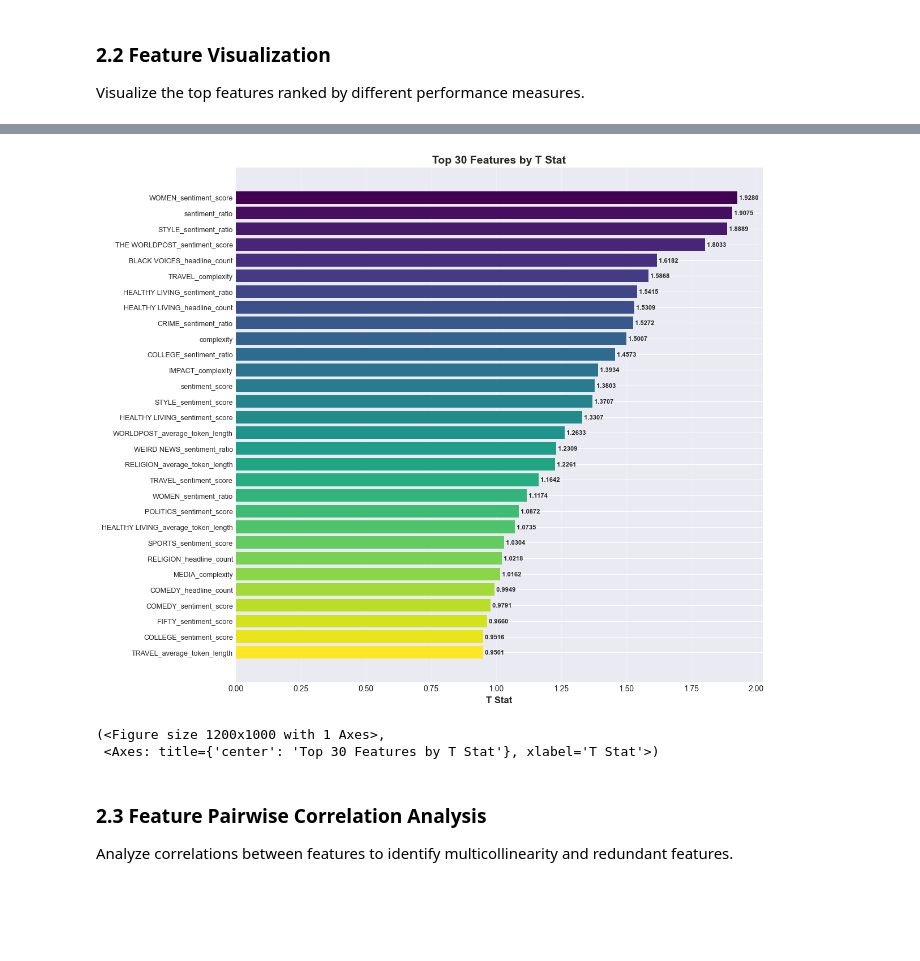
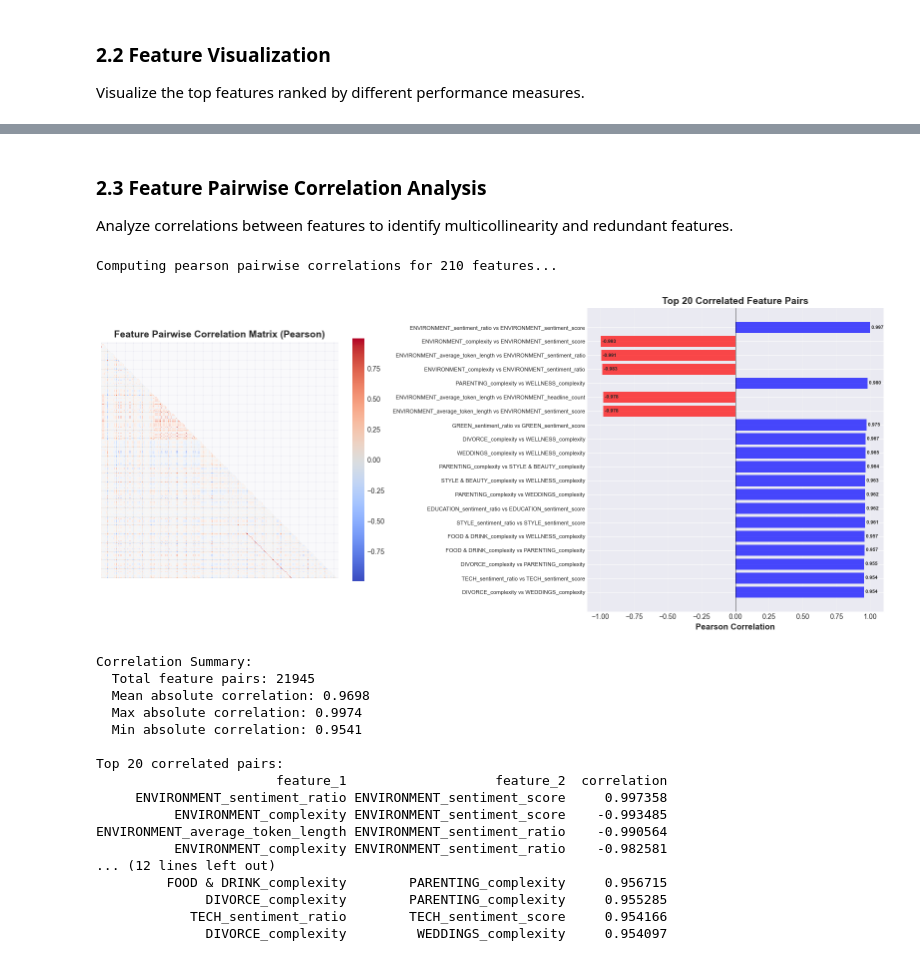
Before and after one commit to ayxemma/news, a Jupyter notebook: notebook.ipynb, the cells around one changed output, grey strips where cells are left out. Drawn from its saved outputs; the diff is of its cells as text; code cells hidden in the pictures; blank space fills up the shorter version.

```diff
--- a/notebook.ipynb
+++ b/notebook.ipynb
@@ -439,12 +439,5 @@ feature_analyzer.plot_top_features(feature_analysis_results, measure='pearson_r'
 (<Figure size 1200x1000 with 1 Axes>,
  <Axes: title={'center': 'Top 30 Features by Pearson R'}, xlabel='Pearson R'>)
-# %%
-# Visualize top 30 features by t-statistic
-feature_analyzer.plot_top_features(feature_analysis_results, measure='t_stat', top_n=30)
-# %% [output]
-[figure, removed]
-(<Figure size 1200x1000 with 1 Axes>,
- <Axes: title={'center': 'Top 30 Features by T Stat'}, xlabel='T Stat'>)
 # %% [markdown]
 ### 2.3 Feature Pairwise Correlation Analysis
 
@@ -452,9 +445,29 @@ Analyze correlations between features to identify multicollinearity and redundan
 # %%
 # Analyze pairwise correlations between features
 corr_matrix, top_correlations = feature_analyzer.analyze_pairwise_correlations(
-    df_features_clean,
+    df_features_is,
     feature_cols=feature_cols_clean,
     method='pearson',
     figsize=(16, 14),
     top_pairs=20
 )
+# %% [output]
+Computing pearson pairwise correlations for 210 features...
+[figure, added]
+Correlation Summary:
+  Total feature pairs: 21945
+  Mean absolute correlation: 0.9698
+  Max absolute correlation: 0.9974
+  Min absolute correlation: 0.9541
+
+Top 20 correlated pairs:
+                       feature_1                   feature_2  correlation
+     ENVIRONMENT_sentiment_ratio ENVIRONMENT_sentiment_score     0.997358
+          ENVIRONMENT_complexity ENVIRONMENT_sentiment_score    -0.993485
+ENVIRONMENT_average_token_length ENVIRONMENT_sentiment_ratio    -0.990564
+          ENVIRONMENT_complexity ENVIRONMENT_sentiment_ratio    -0.982581
+... (12 lines left out)
+         FOOD & DRINK_complexity        PARENTING_complexity     0.956715
+              DIVORCE_complexity        PARENTING_complexity     0.955285
+            TECH_sentiment_ratio        TECH_sentiment_score     0.954166
+              DIVORCE_complexity         WEDDINGS_complexity     0.954097
```
Also changed, not shown: parts of 6 cells of this notebook.
